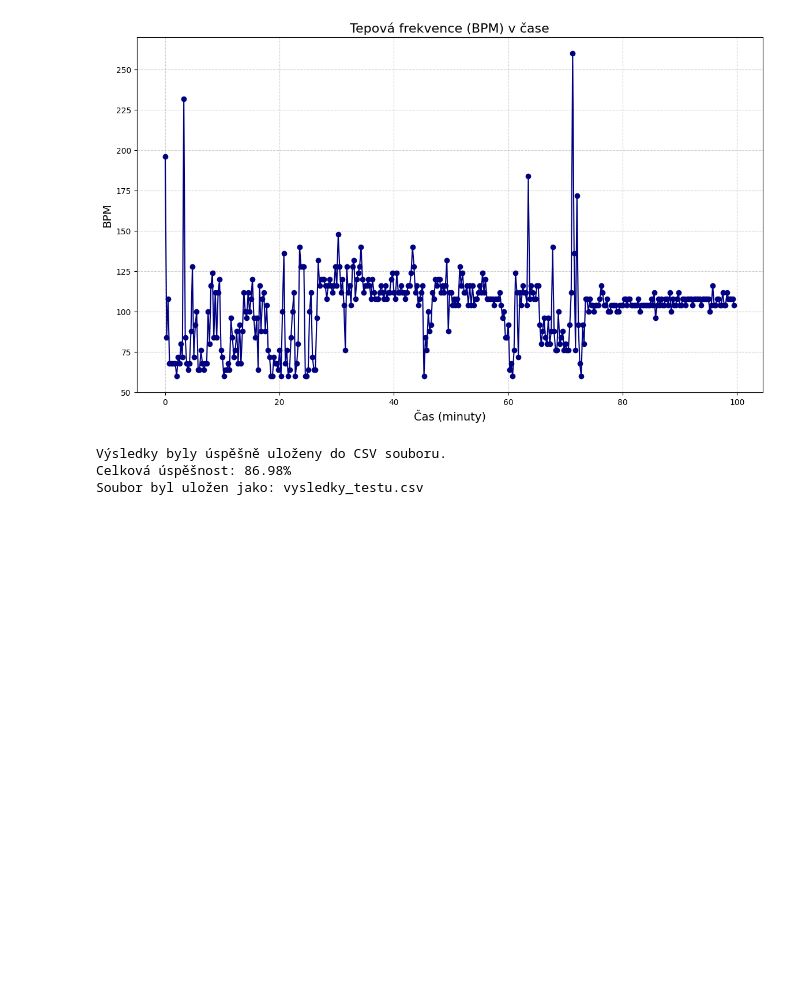
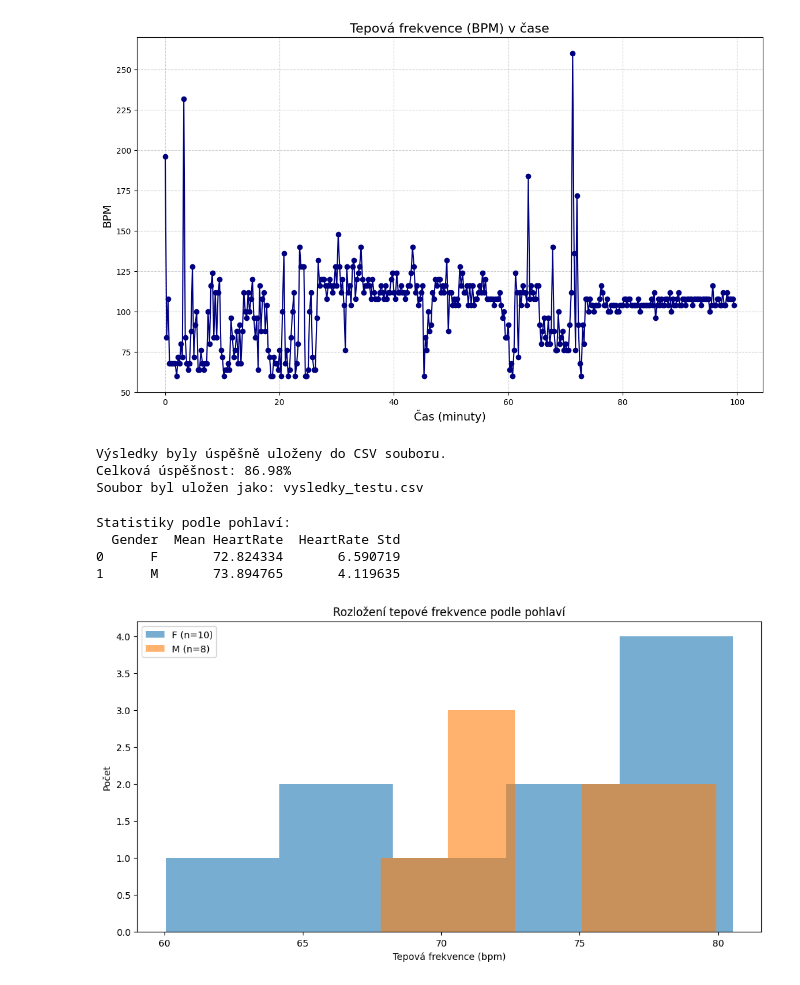
Before and after one commit to sattlereii/PZS, a Jupyter notebook: 1_1sem/sem_1_1.ipynb, the cells around one changed output. Drawn from its saved outputs; the diff is of its cells as text; code cells hidden in the pictures; blank space fills up the shorter version.

```diff
--- a/1_1sem/sem_1_1.ipynb
+++ b/1_1sem/sem_1_1.ipynb
@@ -635,3 +635,68 @@ print(f"Soubor byl uložen jako: {vystupni_csv}")
 Výsledky byly úspěšně uloženy do CSV souboru.
 Celková úspěšnost: 86.98%
 Soubor byl uložen jako: vysledky_testu.csv
+# %%
+import pandas as pd
+import numpy as np
+import matplotlib.pyplot as plt
+# Načtení informací o pacientech
+subject_info = pd.read_csv('brno-university-of-technology/subject-info.csv', sep=';')
+
+
+# ID odpovídá ID z EKG záznamů
+results = [
+    {'ID': 100001, 'HeartRate': 76.758754, 'Anomalies': 2},
+    {'ID': 100002, 'HeartRate': 75.446833, 'Anomalies': 1},
+    {'ID': 103001, 'HeartRate': 70.417402, 'Anomalies': 3},
+    {'ID': 103002, 'HeartRate': 67.801851, 'Anomalies': 1},
+    {'ID': 103003, 'HeartRate': 71.163477, 'Anomalies': 1},
+    {'ID': 104001, 'HeartRate': 65.985026, 'Anomalies': 1},
+    {'ID': 105001, 'HeartRate': 75.871610, 'Anomalies': 1},
+    {'ID': 111001, 'HeartRate': 60.040686, 'Anomalies': 1},
+    {'ID': 113001, 'HeartRate': 75.072541, 'Anomalies': 1},
+    {'ID': 114001, 'HeartRate': 80.541201, 'Anomalies': 1},
+    {'ID': 115001, 'HeartRate': 70.883591, 'Anomalies': 0},
+    {'ID': 118001, 'HeartRate': 67.134863, 'Anomalies': 4},
+    {'ID': 121001, 'HeartRate': 72.230688, 'Anomalies': 3},
+    {'ID': 122001, 'HeartRate': 78.367575, 'Anomalies': 2},
+    {'ID': 123001, 'HeartRate': 78.012273, 'Anomalies': 0},
+    {'ID': 124001, 'HeartRate': 76.076417, 'Anomalies': 3},
+    {'ID': 125001, 'HeartRate': 77.658723, 'Anomalies': 2},
+    {'ID': 126001, 'HeartRate': 79.937951, 'Anomalies': 2}
+]
+
+# Převod na DataFrame
+ekg_results = pd.DataFrame(results)
+
+# Sloučení dat o pacientech s výsledky tepové frekvence
+data = pd.merge(subject_info, ekg_results, on='ID')
+
+# Výpočet statistik
+statistics = data.groupby('Gender').agg({
+    'HeartRate': ['mean', 'std'],
+}).reset_index()
+
+statistics.columns = ['Gender', 'Mean HeartRate', 'HeartRate Std']
+
+# Výsledky
+print("Statistiky podle pohlaví:")
+print(statistics)
+
+# Vizualizace
+plt.figure(figsize=(12, 6))
+
+# Histogram tepové frekvence podle pohlaví
+for gender, group in data.groupby('Gender'):
+    plt.hist(group['HeartRate'], bins=5, alpha=0.6, label=f'{gender} (n={len(group)})')
+
+plt.title('Rozložení tepové frekvence podle pohlaví')
+plt.xlabel('Tepová frekvence (bpm)')
+plt.ylabel('Počet')
+plt.legend()
+plt.show()
+# %% [output]
+Statistiky podle pohlaví:
+  Gender  Mean HeartRate  HeartRate Std
+0      F       72.824334       6.590719
+1      M       73.894765       4.119635
+[figure, added]
```
Also changed, not shown: 8 other files.
